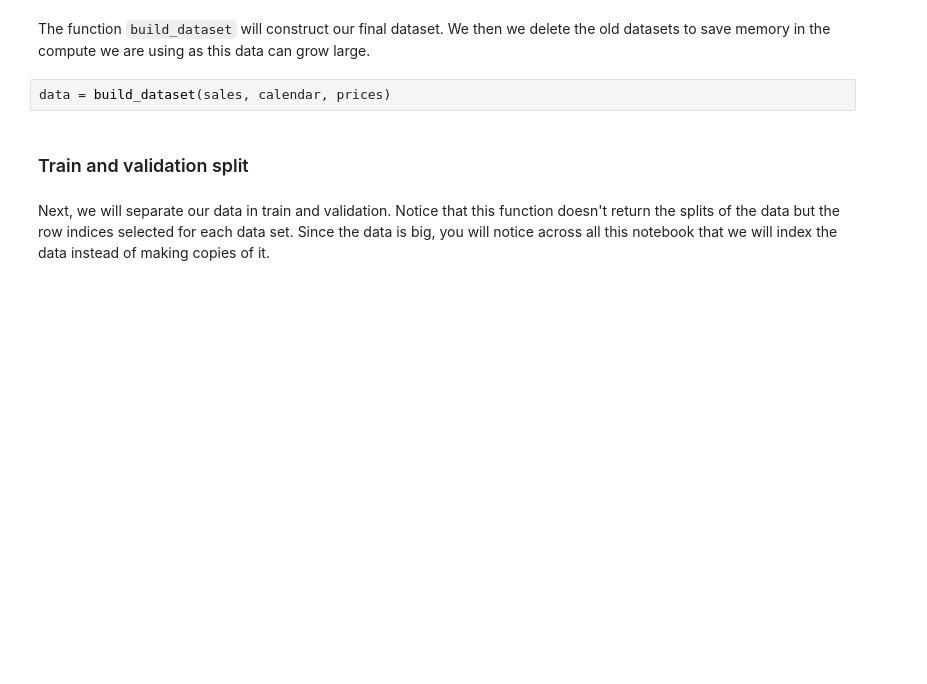
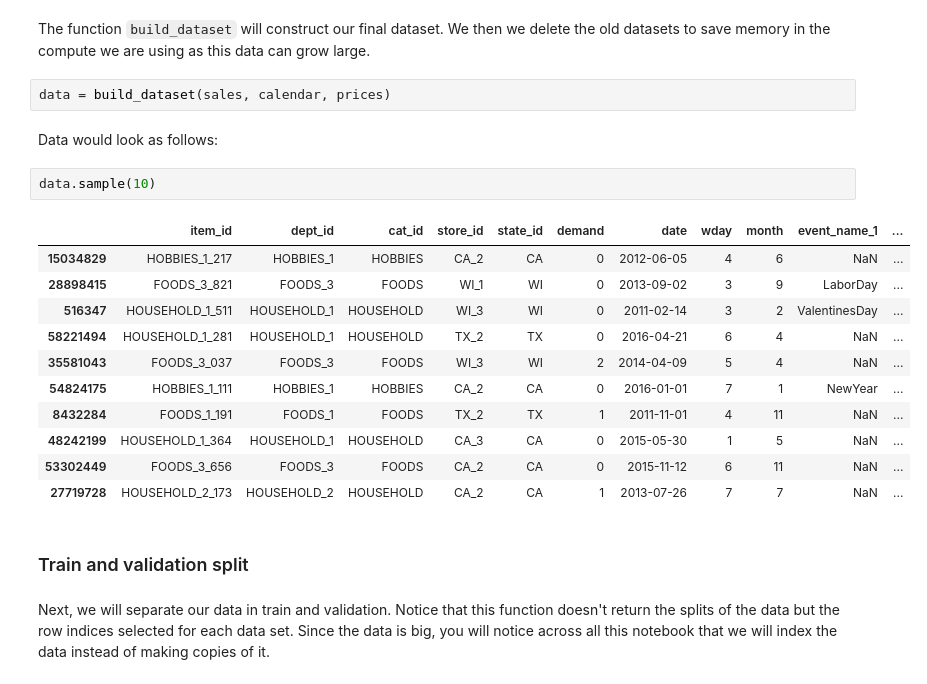
Before and after one commit to santiagxf/mlflow-deployments, a Jupyter notebook: partitioned-models/m5-forecasting-lightgbm-with-timeseries-splits.ipynb, the cells around one changed output. Cells and saved outputs as stored; diff of their text form; blank space fills up the shorter version.

```diff
--- a/partitioned-models/m5-forecasting-lightgbm-with-timeseries-splits.ipynb
+++ b/partitioned-models/m5-forecasting-lightgbm-with-timeseries-splits.ipynb
@@ -51,6 +51,22 @@ def build_dataset(sales, calendar, prices, remove_old: bool = True):
 The function `build_dataset` will construct our final dataset. We then we delete the old datasets to save memory in the compute we are using as this data can grow large.
 # %%
 data = build_dataset(sales, calendar, prices)
+# %% [markdown]
+Data would look as follows:
+# %%
+data.sample(10)
+# %% [output]
+|  | item_id | dept_id | cat_id | store_id | state_id | demand | date | wday | month | event_name_1 | ... |
+| 15034829 | HOBBIES_1_217 | HOBBIES_1 | HOBBIES | CA_2 | CA | 0 | 2012-06-05 | 4 | 6 | NaN | ... |
+| 28898415 | FOODS_3_821 | FOODS_3 | FOODS | WI_1 | WI | 0 | 2013-09-02 | 3 | 9 | LaborDay | ... |
+| 516347 | HOUSEHOLD_1_511 | HOUSEHOLD_1 | HOUSEHOLD | WI_3 | WI | 0 | 2011-02-14 | 3 | 2 | ValentinesDay | ... |
+| 58221494 | HOUSEHOLD_1_281 | HOUSEHOLD_1 | HOUSEHOLD | TX_2 | TX | 0 | 2016-04-21 | 6 | 4 | NaN | ... |
+| 35581043 | FOODS_3_037 | FOODS_3 | FOODS | WI_3 | WI | 2 | 2014-04-09 | 5 | 4 | NaN | ... |
+| 54824175 | HOBBIES_1_111 | HOBBIES_1 | HOBBIES | CA_2 | CA | 0 | 2016-01-01 | 7 | 1 | NewYear | ... |
+| 8432284 | FOODS_1_191 | FOODS_1 | FOODS | TX_2 | TX | 1 | 2011-11-01 | 4 | 11 | NaN | ... |
+| 48242199 | HOUSEHOLD_1_364 | HOUSEHOLD_1 | HOUSEHOLD | CA_3 | CA | 0 | 2015-05-30 | 1 | 5 | NaN | ... |
+| 53302449 | FOODS_3_656 | FOODS_3 | FOODS | CA_2 | CA | 0 | 2015-11-12 | 6 | 11 | NaN | ... |
+| 27719728 | HOUSEHOLD_2_173 | HOUSEHOLD_2 | HOUSEHOLD | CA_2 | CA | 1 | 2013-07-26 | 7 | 7 | NaN | ... |
 # %% [markdown]
 ### Train and validation split
 # %% [markdown]
```
Also changed, not shown: parts of 6 cells of this notebook.
